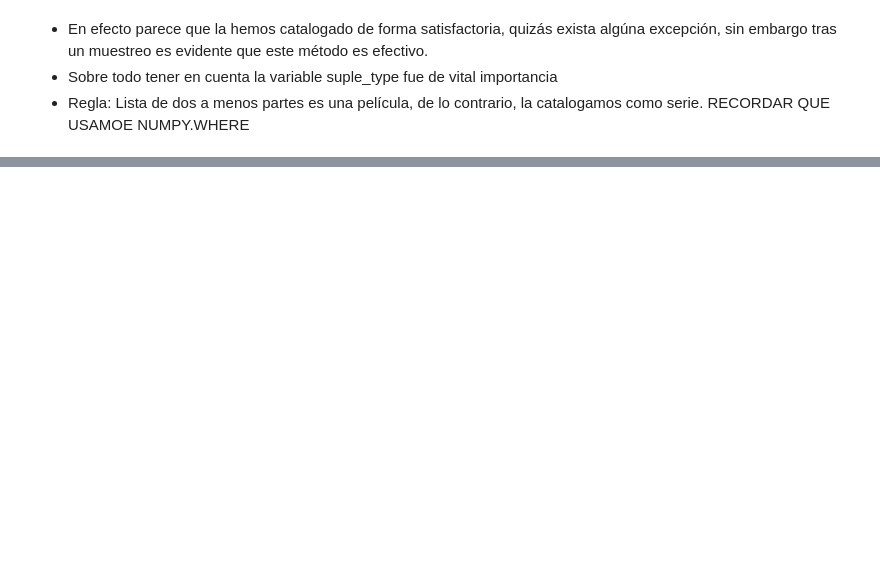
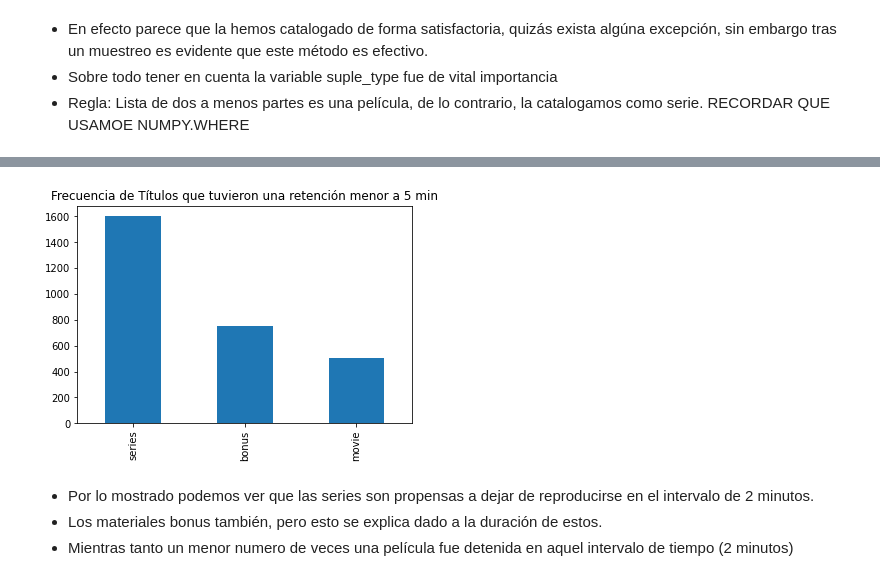
Before and after one commit to RoyalGuard97/Proyecto_Analisis_Netflix_Personal, a Jupyter notebook: analisis_data.ipynb, the cells around one changed output, grey strips where cells are left out. Saved outputs shown, nothing was run; the diff lists cells and outputs as text; code cells hidden in the pictures; blank space fills up the shorter version.

```diff
--- a/analisis_data.ipynb
+++ b/analisis_data.ipynb
@@ -830,0 +802,4 @@ df[condicion].sample(17)
+# %%
+#Hallemos el tipo de titúlos que tienden a ser de menor retención.
+condicion = df["duration"] < 2 #consideramos poca retención de 2 min para abajo.
+df[condicion]
@@ -830,0 +820,10 @@ df[condicion].sample(17)
+# %%
+df[condicion]["type"].value_counts().plot.bar()
+plt.title("Frecuencia de Títulos que tuvieron una retención menor a 5 min")
+plt.show()
+# %% [output]
+[figure, added]
+# %% [markdown]
+* Por lo mostrado podemos ver que las series son propensas a dejar de reproducirse en el intervalo de 2 minutos.
+* Los materiales bonus también, pero esto se explica dado a la duración de estos.
+* Mientras tanto un menor numero de veces una película fue detenida en aquel intervalo de tiempo (2 minutos)
```
Also changed, not shown: parts of 56 cells of this notebook.
